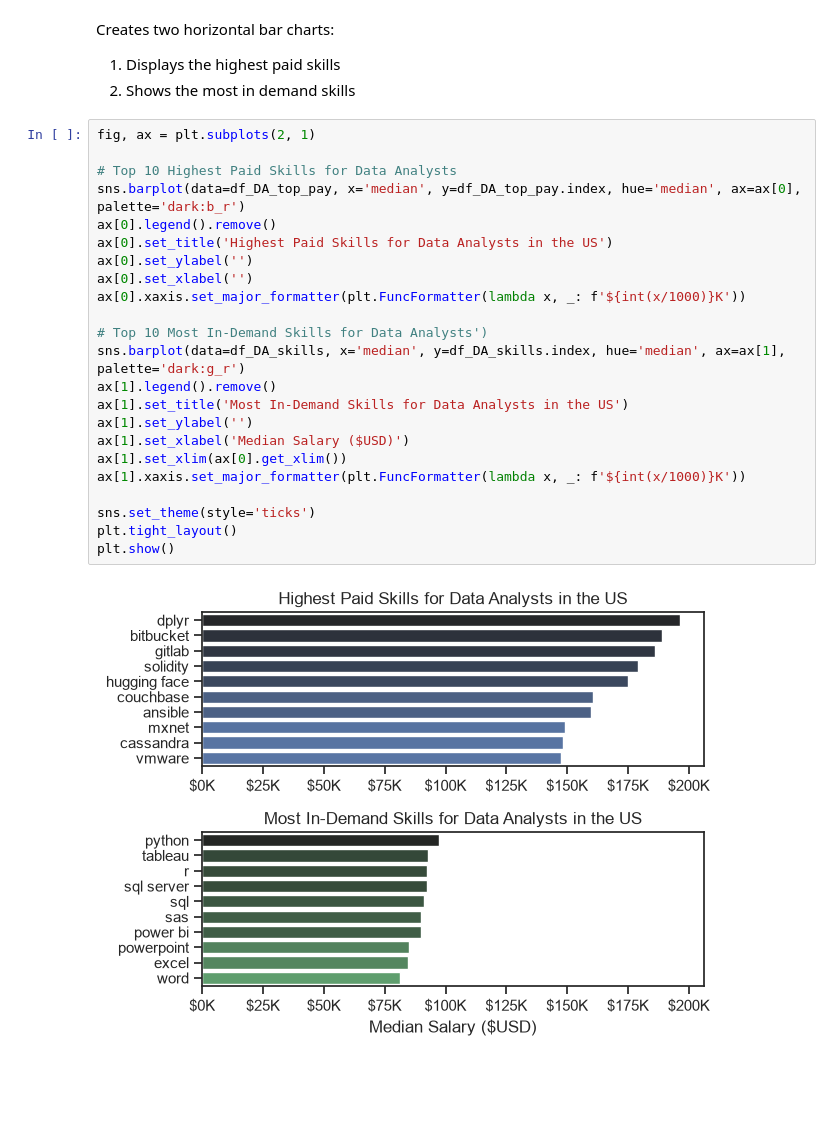
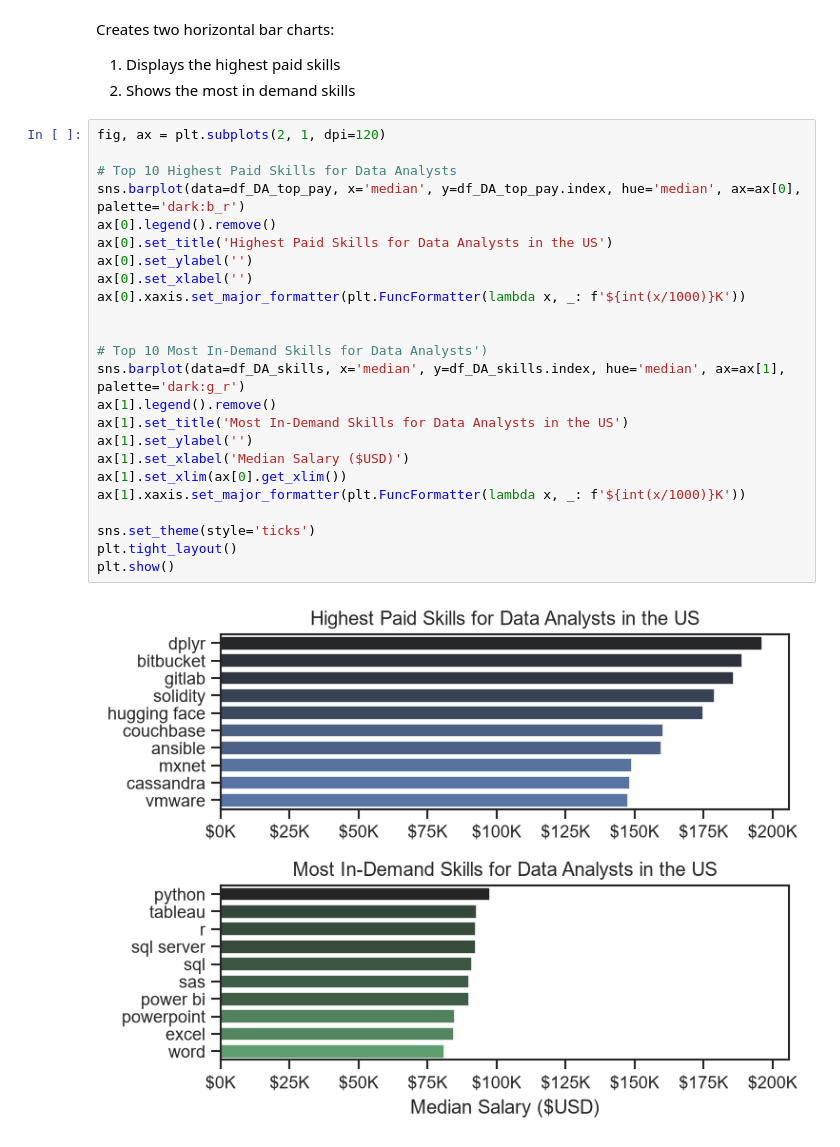
Before and after one commit to vanshbatham/job-postings-data-analysis, a Jupyter notebook: 4_Salary_Analysis.ipynb, the cells around one changed output. Drawn from its saved outputs; the diff is of its cells as text; blank space fills up the shorter version.

```diff
--- a/4_Salary_Analysis.ipynb
+++ b/4_Salary_Analysis.ipynb
@@ -132,27 +134,28 @@ Creates two horizontal bar charts:
 1. Displays the highest paid skills
 2. Shows the most in demand skills
 # %%
-fig, ax = plt.subplots(2, 1)
+fig, ax = plt.subplots(2, 1, dpi=120)
 
 # Top 10 Highest Paid Skills for Data Analysts
 sns.barplot(data=df_DA_top_pay, x='median', y=df_DA_top_pay.index, hue='median', ax=ax[0], palette='dark:b_r')
 ax[0].legend().remove()
 ax[0].set_title('Highest Paid Skills for Data Analysts in the US')
 ax[0].set_ylabel('')
 ax[0].set_xlabel('')
 ax[0].xaxis.set_major_formatter(plt.FuncFormatter(lambda x, _: f'${int(x/1000)}K'))
+
 
 # Top 10 Most In-Demand Skills for Data Analysts')
 sns.barplot(data=df_DA_skills, x='median', y=df_DA_skills.index, hue='median', ax=ax[1], palette='dark:g_r')
 ax[1].legend().remove()
 ax[1].set_title('Most In-Demand Skills for Data Analysts in the US')
 ax[1].set_ylabel('')
 ax[1].set_xlabel('Median Salary ($USD)')
 ax[1].set_xlim(ax[0].get_xlim())
 ax[1].xaxis.set_major_formatter(plt.FuncFormatter(lambda x, _: f'${int(x/1000)}K'))
 
 sns.set_theme(style='ticks')
 plt.tight_layout()
 plt.show()
 # %% [output]
-[figure, old version]
+[figure, new version]
```
Also changed, not shown: parts of 1 cell of this notebook.
